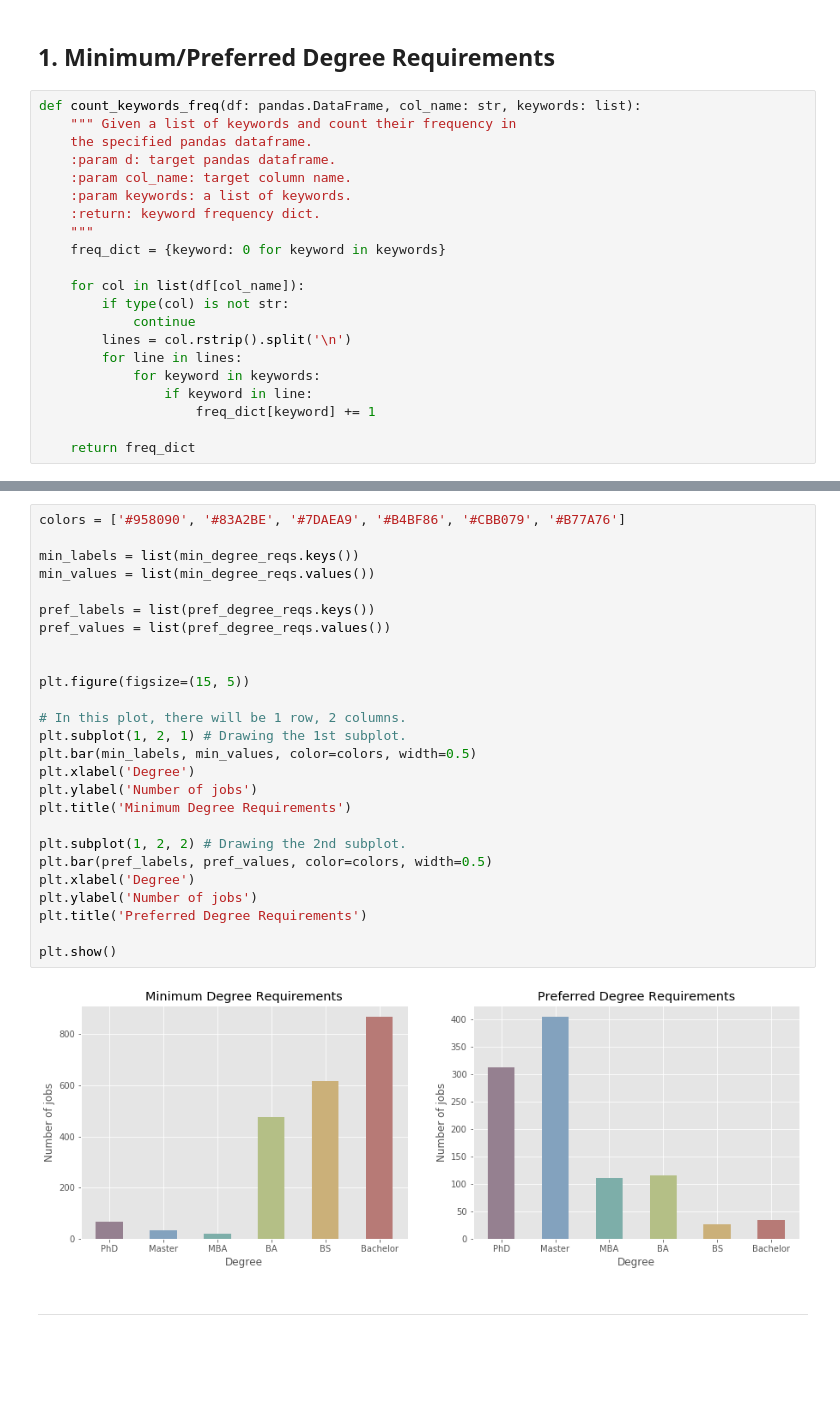
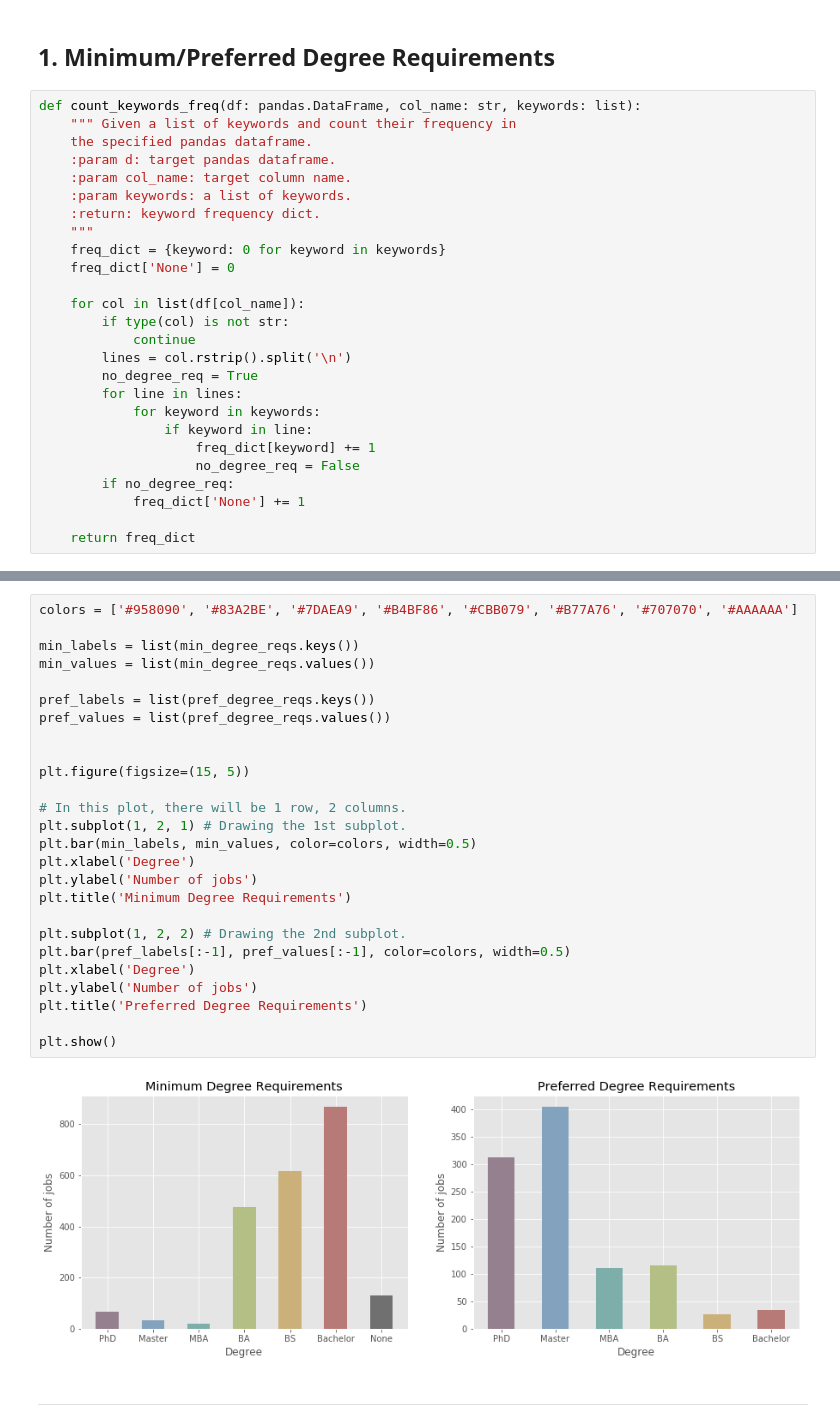
Before and after one commit to aesophor/DataScience, a Jupyter notebook: 05-Final-Project/Analyzing Google Career and Skills.ipynb, the cells around one changed output, grey strips where cells are left out. Cells and saved outputs as stored; diff of their text form; blank space fills up the shorter version.

```diff
--- a/05-Final-Project/Analyzing Google Career and Skills.ipynb
+++ b/05-Final-Project/Analyzing Google Career and Skills.ipynb
@@ -41,15 +41,20 @@ def count_keywords_freq(df: pandas.DataFrame, col_name: str, keywords: list):
     :return: keyword frequency dict.
     """
     freq_dict = {keyword: 0 for keyword in keywords}
+    freq_dict['None'] = 0
 
     for col in list(df[col_name]):
         if type(col) is not str:
             continue
         lines = col.rstrip().split('\n')
+        no_degree_req = True
         for line in lines:
             for keyword in keywords:
                 if keyword in line:
                     freq_dict[keyword] += 1
+                    no_degree_req = False
+        if no_degree_req:
+            freq_dict['None'] += 1
 
     return freq_dict
 # %%
@@ -81,31 +86,31 @@ min_degree_df
 # %%
-colors = ['#958090', '#83A2BE', '#7DAEA9', '#B4BF86', '#CBB079', '#B77A76']
+colors = ['#958090', '#83A2BE', '#7DAEA9', '#B4BF86', '#CBB079', '#B77A76', '#707070', '#AAAAAA']
 
 min_labels = list(min_degree_reqs.keys())
 min_values = list(min_degree_reqs.values())
 
 pref_labels = list(pref_degree_reqs.keys())
 pref_values = list(pref_degree_reqs.values())
 
 
 plt.figure(figsize=(15, 5))
 
 # In this plot, there will be 1 row, 2 columns.
 plt.subplot(1, 2, 1) # Drawing the 1st subplot.
 plt.bar(min_labels, min_values, color=colors, width=0.5)
 plt.xlabel('Degree')
 plt.ylabel('Number of jobs')
 plt.title('Minimum Degree Requirements')
 
 plt.subplot(1, 2, 2) # Drawing the 2nd subplot.
-plt.bar(pref_labels, pref_values, color=colors, width=0.5)
+plt.bar(pref_labels[:-1], pref_values[:-1], color=colors, width=0.5)
 plt.xlabel('Degree')
 plt.ylabel('Number of jobs')
 plt.title('Preferred Degree Requirements')
 
 plt.show()
 # %% [output]
-[figure, old version]
+[figure, new version]
 # %% [markdown]
 ---
 # %% [markdown]
```
Also changed, not shown: parts of 2 cells of this notebook.
